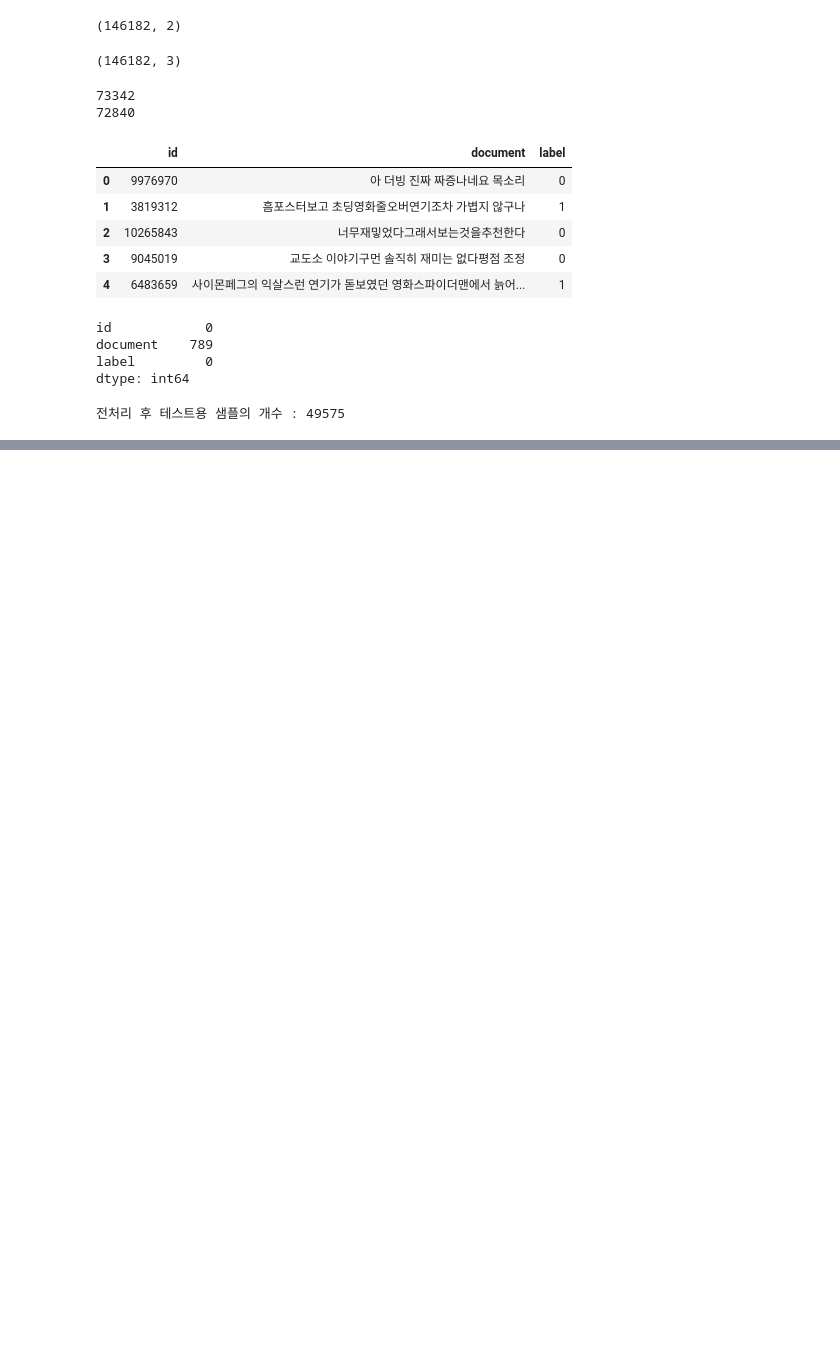
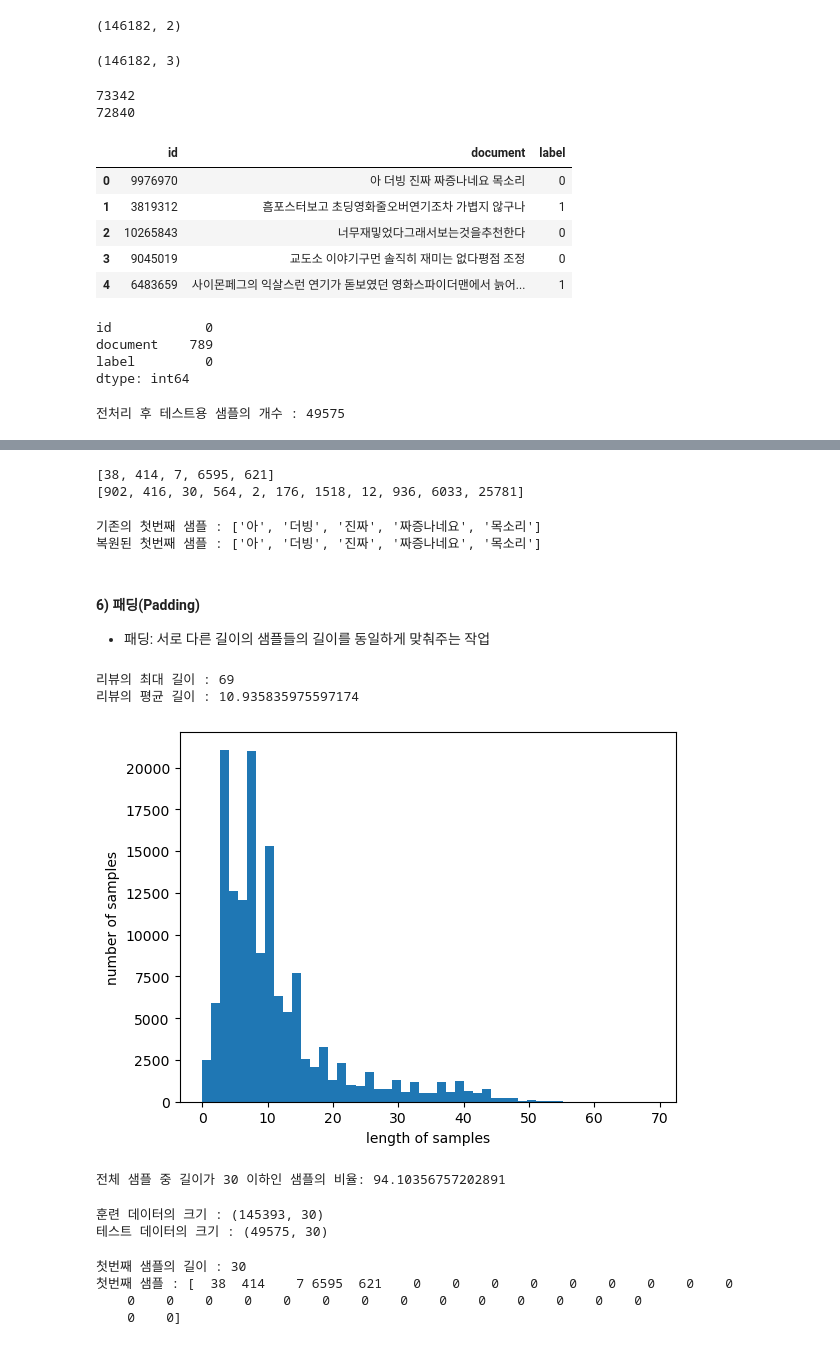
Before and after one commit to Hyelim-Shin/AIdev, a Jupyter notebook: 13-1.movie_review.ipynb, the cells around one changed output, grey strips where cells are left out. Drawn from its saved outputs; the diff is of its cells as text; code cells hidden in the pictures; blank space fills up the shorter version.

Commit message:
Supplement movie_review

```diff
--- a/13-1.movie_review.ipynb
+++ b/13-1.movie_review.ipynb
@@ -116,0 +245,7 @@ print('전처리 후 테스트용 샘플의 개수 :',len(test_data))
+# %%
+word_to_index = {}
+word_to_index['<PAD>'] = 0 # 패딩 토큰: 문장 길이를 맞추기 위해 사용
+word_to_index['<UNK>'] = 1 # 모르는 단어에 대응하기 위함
+# %%
+for index, word in enumerate(vocab) :
+  word_to_index[word] = index + 2
@@ -116,0 +267,22 @@ print('전처리 후 테스트용 샘플의 개수 :',len(test_data))
+# %%
+def texts_to_sequences(tokenized_X_data, word_to_index):
+  encoded_X_data = []
+  for sent in tokenized_X_data:
+    index_sequences = []
+    for word in sent:
+      try:
+          index_sequences.append(word_to_index[word])
+      except KeyError:
+          index_sequences.append(word_to_index['<UNK>'])
+    encoded_X_data.append(index_sequences)
+  return encoded_X_data
+# %%
+encoded_X_train = texts_to_sequences(X_train, word_to_index)
+encoded_X_test = texts_to_sequences(X_test, word_to_index)
+# %%
+# 상위 샘플 2개 출력
+for sent in encoded_X_train[:2]:
+  print(sent)
+# %% [output]
+[38, 414, 7, 6595, 621]
+[902, 416, 30, 564, 2, 176, 1518, 12, 936, 6033, 25781]
@@ -116,0 +293,22 @@ print('전처리 후 테스트용 샘플의 개수 :',len(test_data))
+# %%
+decoded_sample = [index_to_word[word] for word in encoded_X_train[0]]
+print('기존의 첫번째 샘플 :', X_train[0])
+print('복원된 첫번째 샘플 :', decoded_sample)
+# %% [output]
+기존의 첫번째 샘플 : ['아', '더빙', '진짜', '짜증나네요', '목소리']
+복원된 첫번째 샘플 : ['아', '더빙', '진짜', '짜증나네요', '목소리']
+# %% [markdown]
+#### 6) 패딩(Padding)
+
+* 패딩: 서로 다른 길이의 샘플들의 길이를 동일하게 맞춰주는 작업
+# %%
+print('리뷰의 최대 길이 :',max(len(review) for review in encoded_X_train))
+print('리뷰의 평균 길이 :',sum(map(len, encoded_X_train))/len(encoded_X_train))
+plt.hist([len(review) for review in encoded_X_train], bins=50)
+plt.xlabel('length of samples')
+plt.ylabel('number of samples')
+plt.show()
+# %% [output]
+리뷰의 최대 길이 : 69
+리뷰의 평균 길이 : 10.935835975597174
+[figure, added]
@@ -116,0 +322,29 @@ print('전처리 후 테스트용 샘플의 개수 :',len(test_data))
+# %%
+max_len = 30
+below_threshold_len(max_len, X_train)
+# %% [output]
+전체 샘플 중 길이가 30 이하인 샘플의 비율: 94.10356757202891
+# %%
+def pad_sequences(sentences, max_len):
+  features = np.zeros((len(sentences), max_len), dtype=int)
+  for index, sentence in enumerate(sentences):
+    if len(sentence) != 0:
+      features[index, :len(sentence)] = np.array(sentence)[:max_len]
+  return features
+
+padded_X_train = pad_sequences(encoded_X_train, max_len=max_len)
+padded_X_test = pad_sequences(encoded_X_test, max_len=max_len)
+
+print('훈련 데이터의 크기 :', padded_X_train.shape)
+print('테스트 데이터의 크기 :', padded_X_test.shape)
+# %% [output]
+훈련 데이터의 크기 : (145393, 30)
+테스트 데이터의 크기 : (49575, 30)
+# %%
+print('첫번째 샘플의 길이 :', len(padded_X_train[0]))
+print('첫번째 샘플 :', padded_X_train[0])
+# %% [output]
+첫번째 샘플의 길이 : 30
+첫번째 샘플 : [  38  414    7 6595  621    0    0    0    0    0    0    0    0    0
+    0    0    0    0    0    0    0    0    0    0    0    0    0    0
+    0    0]
```
Also changed, not shown: parts of 22 cells of this notebook.
